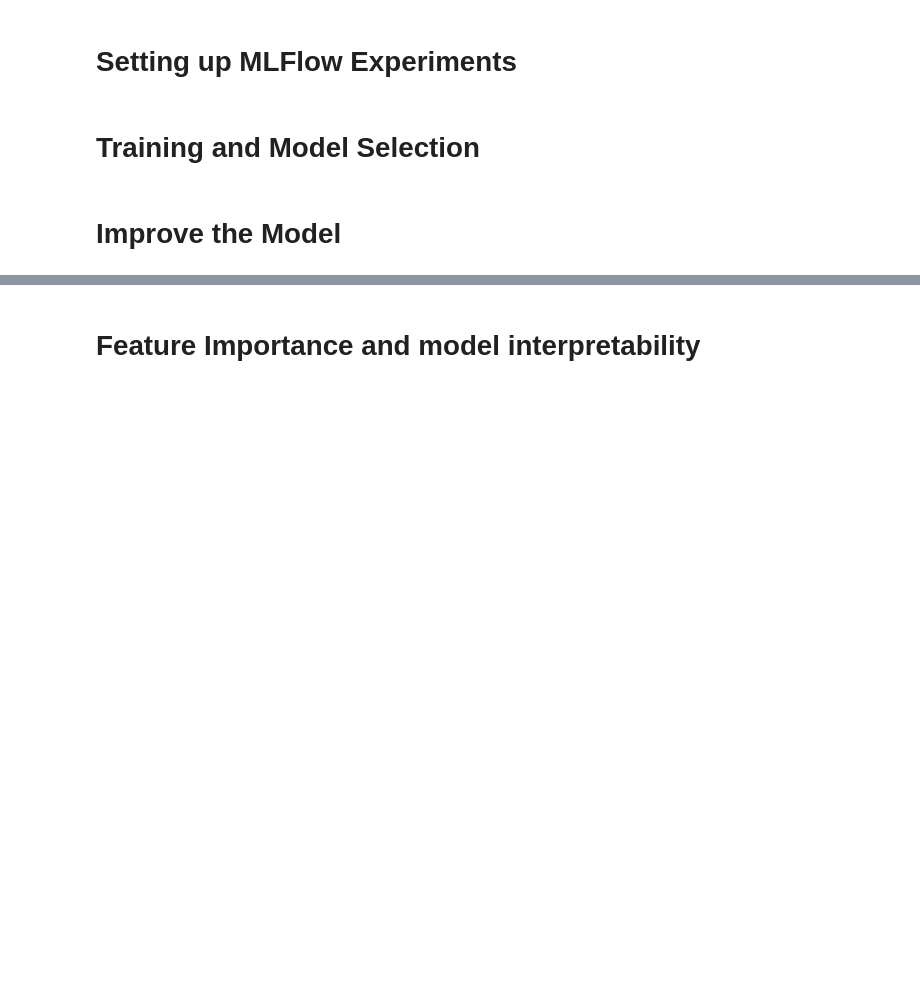
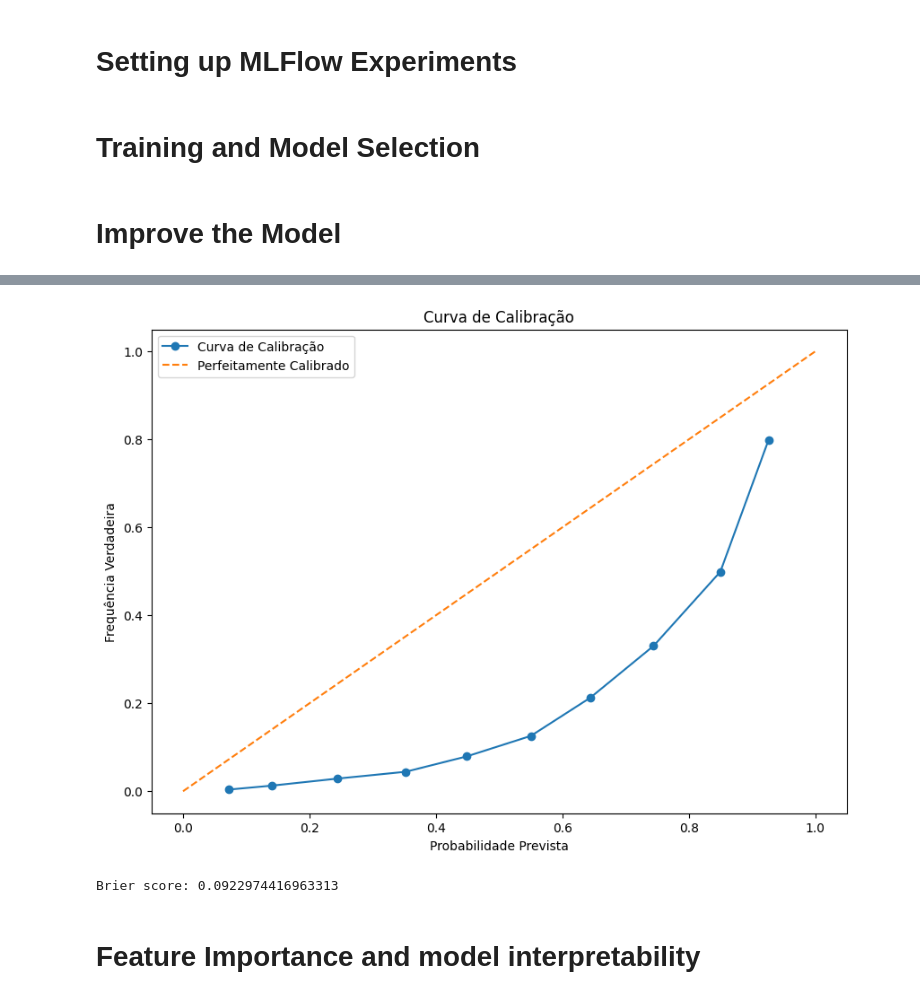
Before and after one commit to vitorbeltrao/fraud-detection, a Jupyter notebook: prototype_notebooks/ml_models.ipynb, the cells around one changed output, grey strips where cells are left out. Drawn from its saved outputs; the diff is of its cells as text; code cells hidden in the pictures; blank space fills up the shorter version.

Commit message:
Improvements in train_model func

```diff
--- a/prototype_notebooks/ml_models.ipynb
+++ b/prototype_notebooks/ml_models.ipynb
@@ -293,7 +294,7 @@ def run_classifier_models(X, y, cv, scoring):
             mlflow.end_run()
 # %%
 # Run classifiers
-run_classifier_models(X, y, 5, 'balanced_accuracy')
+run_classifier_models(X, y, 5, 'f1')
 # %%
 # !mlflow ui
 # %%
@@ -319,7 +320,13 @@ param_grid = {
 }
 
 # 3. Training and apply grid search with cross-validation
-grid_search = GridSearchCV(final_model, param_grid, cv=5, scoring='balanced_accuracy', return_train_score=True)
+grid_search = GridSearchCV(
+    final_model,
+    param_grid,
+    cv=5,
+    scoring=['balanced_accuracy', 'f1', 'neg_brier_score'],
+    refit='neg_brier_score',
+    return_train_score=True)
 grid_search.fit(X, y)
 
 # Seeing the best hyperparameters for the model
@@ -341,3 +359,32 @@ The mean test score and mean train score is, respectively: (0.764574444622088, 0
+# %%
+from sklearn.calibration import calibration_curve
+
+# 1. Obter o melhor modelo do GridSearchCV
+best_model = grid_search.best_estimator_
+
+# 2. Fazer previsões de probabilidade com o melhor modelo
+y_probs = best_model.predict_proba(X)[:, 1]
+
+# 3. Calcular a curva de calibração
+prob_true, prob_pred = calibration_curve(y, y_probs, n_bins=10)
+
+# 4. Plotar a curva de calibração
+plt.figure(figsize=(10, 7))
+plt.plot(prob_pred, prob_true, marker='o', label='Curva de Calibração')
+plt.plot([0, 1], [0, 1], linestyle='--', label='Perfeitamente Calibrado')
+plt.xlabel('Probabilidade Prevista')
+plt.ylabel('Frequência Verdadeira')
+plt.title('Curva de Calibração')
+plt.legend()
+plt.show()
+
+# 5. Calcular e imprimir a pontuação de Brier
+from sklearn.metrics import brier_score_loss
+brier_score = brier_score_loss(y, y_probs)
+print(f'Brier score: {brier_score}')
+# %% [output]
+[figure, added]
+Brier score: 0.0922974416963313
 # %% [markdown]
 # Feature Importance and model interpretability
 # %%
```
Also changed, not shown: parts of 6 cells of this notebook, 3 other files.
